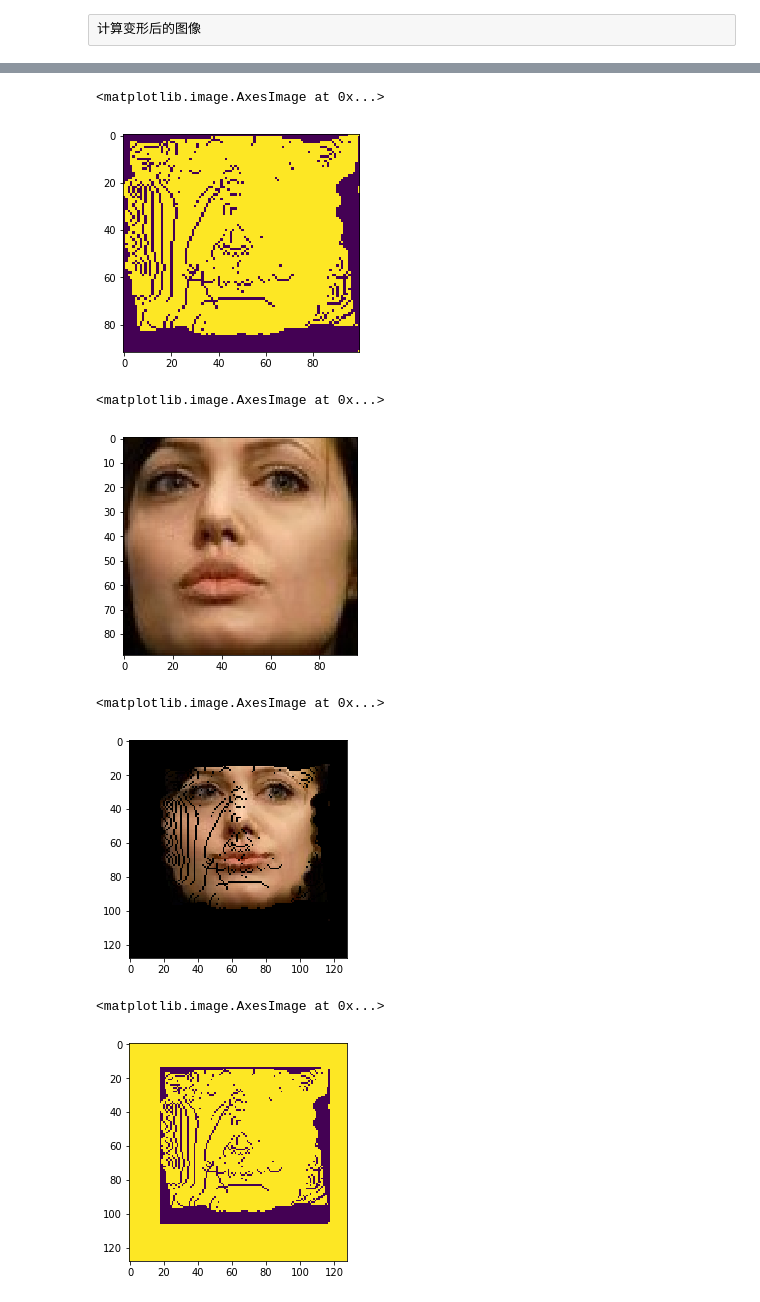
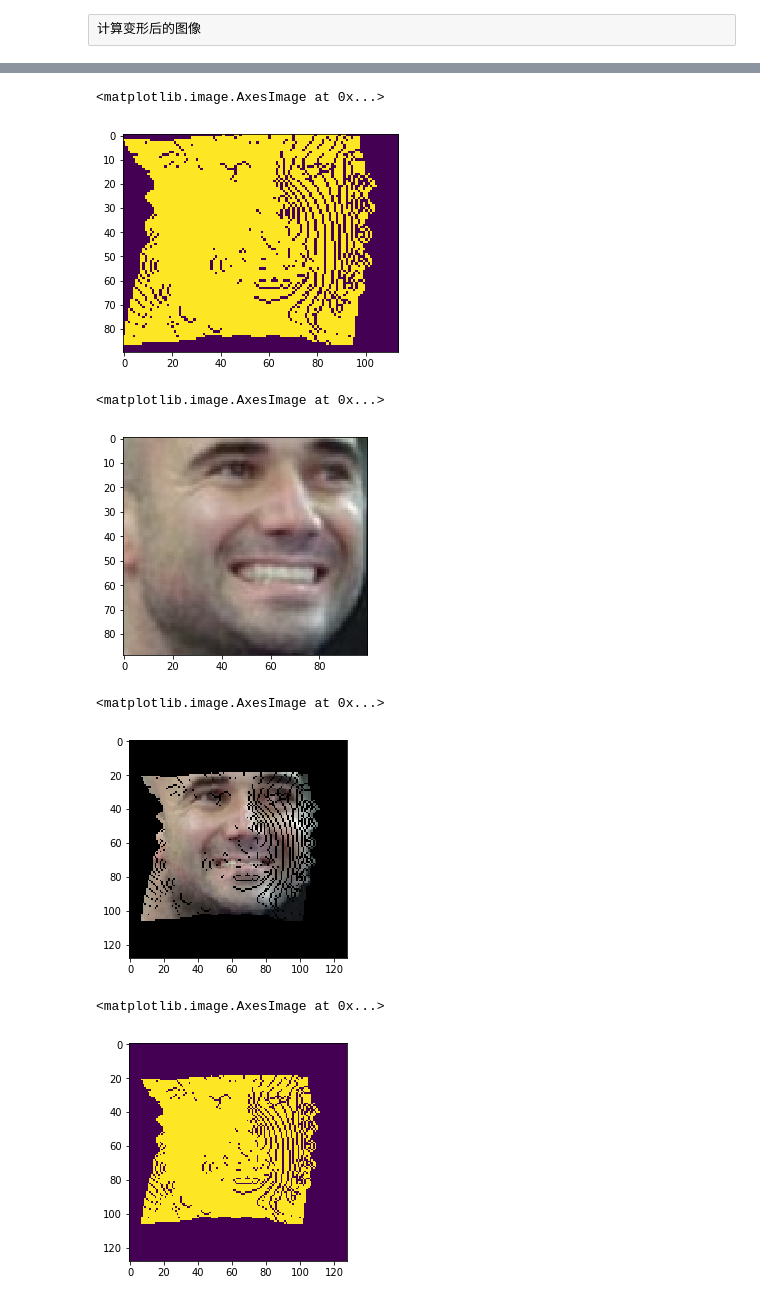
Before and after one commit to corganhejijun/MachineLearning, a Jupyter notebook: Face_Generate/Mark face with point.ipynb, the cells around one changed output, grey strips where cells are left out. Cells and saved outputs as stored; diff of their text form; code cells hidden in the pictures.

```diff
--- a/Face_Generate/Mark face with point.ipynb
+++ b/Face_Generate/Mark face with point.ipynb
@@ -7,7 +7,7 @@ import dlib
 import numpy
 # %%
 facePath = "Andre_Agassi_0010.jpg"
-profilePath = "Angelina_Jolie_0007.jpg"
+profilePath = "Andre_Agassi_0007.jpg"
 fullImg = cv2.cvtColor(cv2.imread(facePath), cv2.COLOR_BGR2RGB)
 profileFullImg = cv2.cvtColor(cv2.imread(profilePath), cv2.COLOR_BGR2RGB)
 plt.imshow(fullImg)
@@ -179,8 +179,8 @@ print mlsMargin
 # %%
 import math
 imgMlsMap = imgMls.reshape((len(cropPFace), len(cropPFace[0]), 2))
-leftMargin = -math.ceil(mlsMargin[0])
-topMargin = -math.ceil(mlsMargin[1])
+leftMargin = -math.floor(mlsMargin[0])
+topMargin = -math.floor(mlsMargin[1])
 rightMargin = math.ceil(mlsMargin[2])
 bottomMargin = math.ceil(mlsMargin[3])
 deformedImage = numpy.zeros((len(cropPFace) + int(topMargin) + int(bottomMargin),
@@ -192,6 +192,9 @@ for i in range(len(cropImg)):
     for j in range(len(cropImg[0])):
         x = int(math.floor(imgMlsMap[i][j][0]) + leftMargin)
         y = int(math.floor(imgMlsMap[i][j][1]) + topMargin)
+        if (x < 0 or y < 0):
+            print "i = {}, j = {}, x = {}, y = {}".format(i, j, x, y)
+            break
         deformedImage[y, x] = cropImg[i, j]
         mask[y, x] = 1
 plt.imshow(deformedImage.astype('uint8'))
@@ -202,26 +205,26 @@ plt.imshow(deformedImage.astype('uint8'))
 plt.imshow(mask)
 # %% [output]
 <matplotlib.image.AxesImage at 0x...>
-[figure, old version]
+[figure, new version]
 # %%
 plt.imshow(cropImg)
 # %% [output]
 <matplotlib.image.AxesImage at 0x...>
-[figure, old version]
+[figure, new version]
 # %%
 fullSize = 128
 fullsizeImg = numpy.zeros((fullSize, fullSize, 3))
-left = (fullSize - deformedImage.shape[0])/2
-top = (fullSize - deformedImage.shape[1])/2
+left = (fullSize - deformedImage.shape[1])/2
+top = (fullSize - deformedImage.shape[0])/2
 fullsizeImg[top:deformedImage.shape[0]+top, left:deformedImage.shape[1]+left, :] = deformedImage
 plt.imshow(fullsizeImg.astype('uint8'))
 # %% [output]
 <matplotlib.image.AxesImage at 0x...>
-[figure, old version]
+[figure, new version]
 # %%
-fullMask = numpy.ones((fullSize, fullSize))
+fullMask = numpy.zeros((fullSize, fullSize))
 fullMask[top:deformedImage.shape[0]+top, left:deformedImage.shape[1]+left] = mask
 plt.imshow(fullMask)
 # %% [output]
 <matplotlib.image.AxesImage at 0x...>
-[figure, old version]
+[figure, new version]
```
Also changed, not shown: parts of 12 cells of this notebook, 1 other file.
